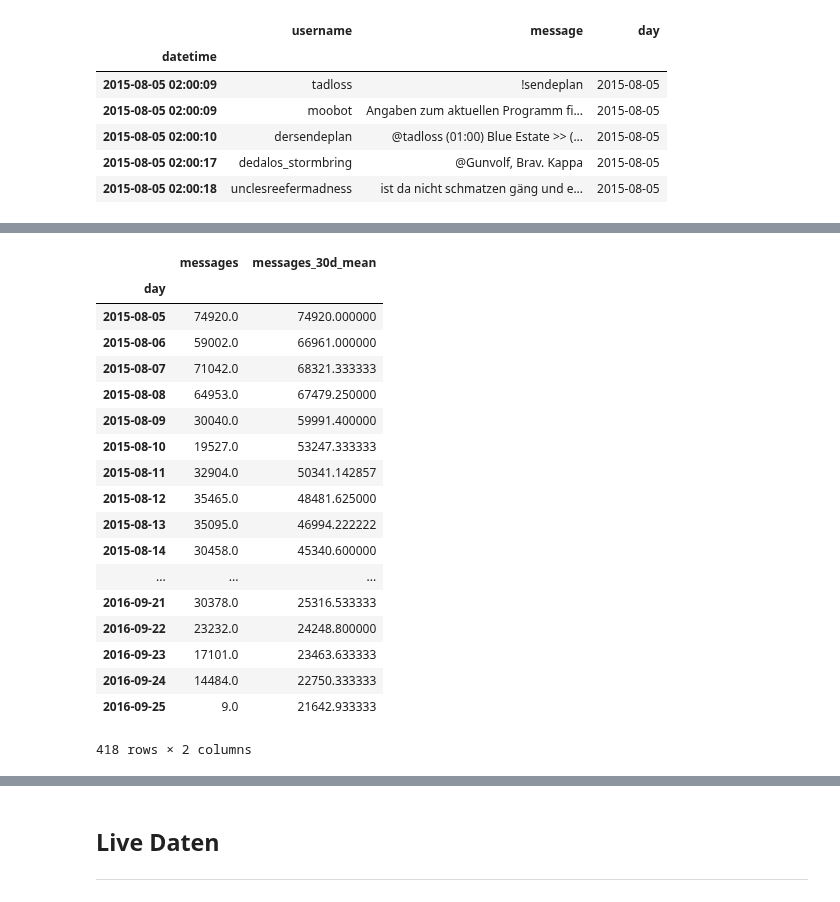
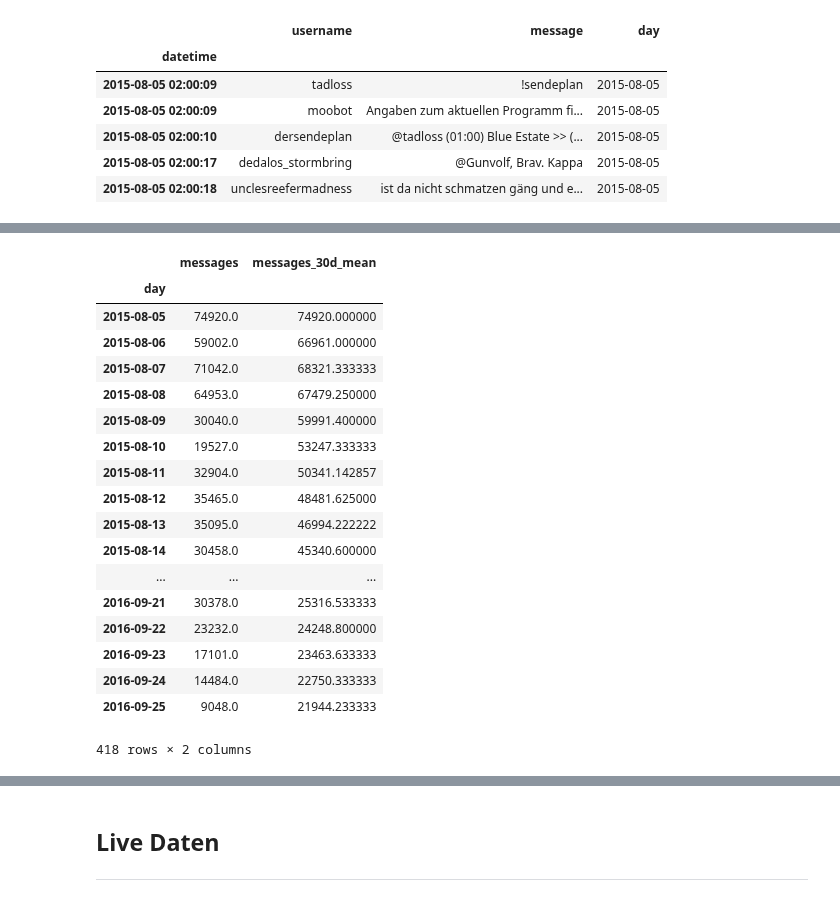
Before and after one commit to rbtvstats/rbtvstats, a Jupyter notebook: notebooks/chat.ipynb, the cells around one changed output, grey strips where cells are left out. Cells and saved outputs as stored; diff of their text form; code cells hidden in the pictures.

```diff
--- a/notebooks/chat.ipynb
+++ b/notebooks/chat.ipynb
@@ -54,41 +52,38 @@ chat.tail()
 # %%
-#prepare chat data
-chatFiltered = chat
-
-#group messages by date
-chatGrouped = chatFiltered.groupby('day')
+#group chat data by date
+chatGrouped = chat.groupby('day')
 
 #count messages
 chatMessages = chatGrouped.size().to_frame('messages')
 
 #adjust data type
 chatMessages = chatMessages.set_index(pd.to_datetime(chatMessages.index, format='%Y-%m-%d'))
 
 #resample
 chatMessages = chatMessages.resample('1D').mean().fillna(0)
 
 #30-day mean
 chatMessages['messages_30d_mean'] = chatMessages.rolling(window=30, min_periods=1).mean()
 
 chatMessages
 # %% [output]
 |  | messages | messages_30d_mean |
 | day |  |  |
 | 2015-08-05 | 74920.0 | 74920.000000 |
 | 2015-08-06 | 59002.0 | 66961.000000 |
 | 2015-08-07 | 71042.0 | 68321.333333 |
 | 2015-08-08 | 64953.0 | 67479.250000 |
 | 2015-08-09 | 30040.0 | 59991.400000 |
 | 2015-08-10 | 19527.0 | 53247.333333 |
 | 2015-08-11 | 32904.0 | 50341.142857 |
 | 2015-08-12 | 35465.0 | 48481.625000 |
 | 2015-08-13 | 35095.0 | 46994.222222 |
 | 2015-08-14 | 30458.0 | 45340.600000 |
 | ... | ... | ... |
 | 2016-09-21 | 30378.0 | 25316.533333 |
 | 2016-09-22 | 23232.0 | 24248.800000 |
 | 2016-09-23 | 17101.0 | 23463.633333 |
 | 2016-09-24 | 14484.0 | 22750.333333 |
-| 2016-09-25 | 9.0 | 21642.933333 |
+| 2016-09-25 | 9048.0 | 21944.233333 |
 418 rows × 2 columns
 # %%
```
Also changed, not shown: parts of 9 cells of this notebook, 3 other files.
